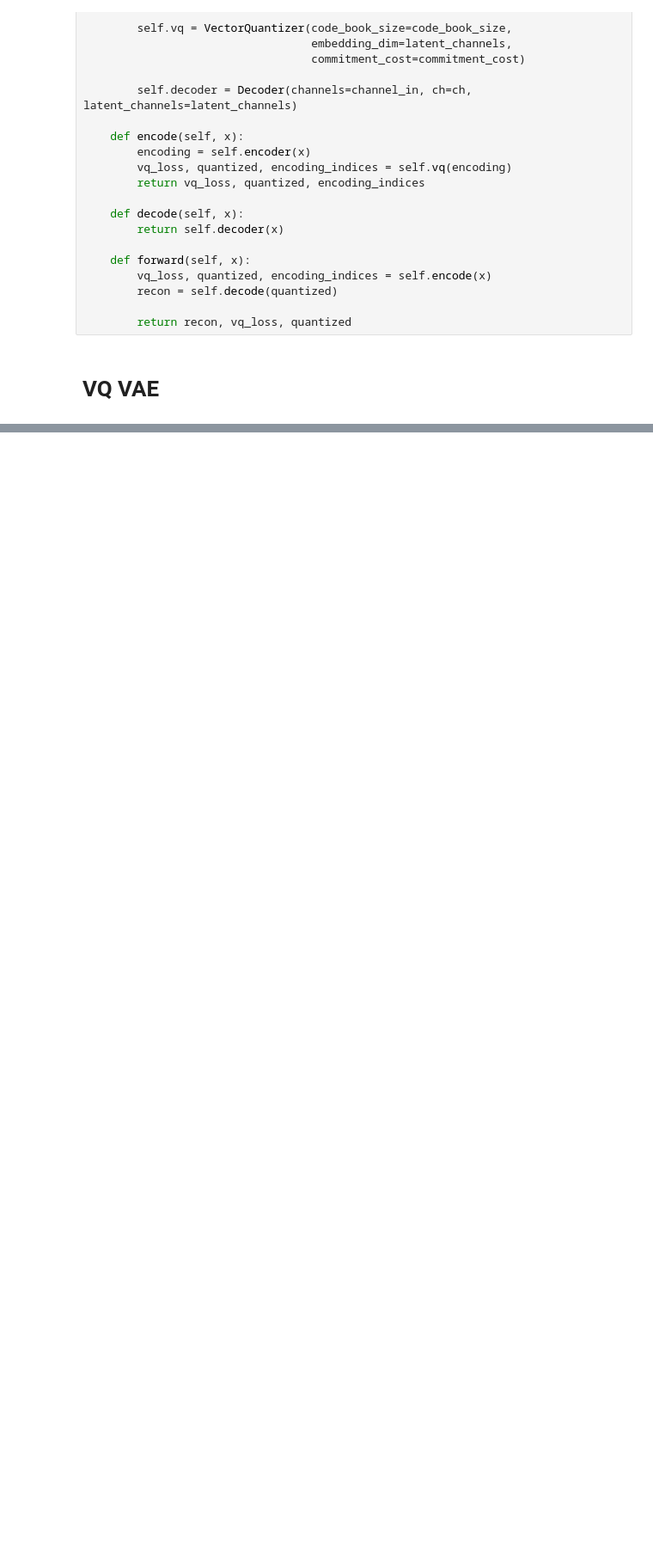
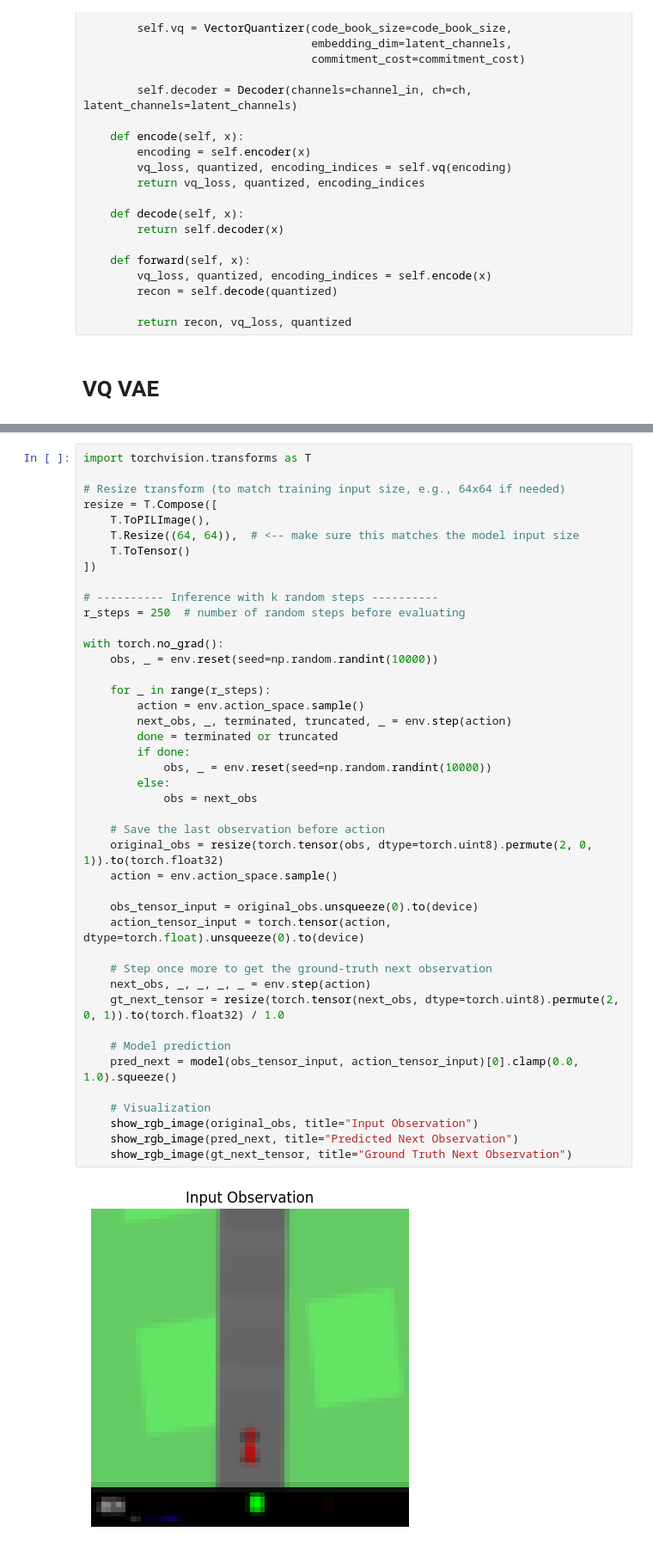
Before and after one commit to MaximeSzymanski/ModelBasedRepresentationLearning, a Jupyter notebook: world_reward_car_racing.ipynb, the cells around one changed output, grey strips where cells are left out. Shown: that part at 86% size. Drawn from its saved outputs; the diff is of its cells as text; blank space fills up the shorter version.

```diff
--- a/world_reward_car_racing.ipynb
+++ b/world_reward_car_racing.ipynb
@@ -709,0 +724,45 @@ with torch.no_grad():
+# %%
+import torchvision.transforms as T
+
+# Resize transform (to match training input size, e.g., 64x64 if needed)
+resize = T.Compose([
+    T.ToPILImage(),
+    T.Resize((64, 64)),  # <-- make sure this matches the model input size
+    T.ToTensor()
+])
+
+# ---------- Inference with k random steps ----------
+r_steps = 250  # number of random steps before evaluating
+
+with torch.no_grad():
+    obs, _ = env.reset(seed=np.random.randint(10000))
+
+    for _ in range(r_steps):
+        action = env.action_space.sample()
+        next_obs, _, terminated, truncated, _ = env.step(action)
+        done = terminated or truncated
+        if done:
+            obs, _ = env.reset(seed=np.random.randint(10000))
+        else:
+            obs = next_obs
+
+    # Save the last observation before action
+    original_obs = resize(torch.tensor(obs, dtype=torch.uint8).permute(2, 0, 1)).to(torch.float32)
+    action = env.action_space.sample()
+
+    obs_tensor_input = original_obs.unsqueeze(0).to(device)
+    action_tensor_input = torch.tensor(action, dtype=torch.float).unsqueeze(0).to(device)
+
+    # Step once more to get the ground-truth next observation
+    next_obs, _, _, _, _ = env.step(action)
+    gt_next_tensor = resize(torch.tensor(next_obs, dtype=torch.uint8).permute(2, 0, 1)).to(torch.float32) / 1.0
+
+    # Model prediction
+    pred_next = model(obs_tensor_input, action_tensor_input)[0].clamp(0.0, 1.0).squeeze()
+
+    # Visualization
+    show_rgb_image(original_obs, title="Input Observation")
+    show_rgb_image(pred_next, title="Predicted Next Observation")
+    show_rgb_image(gt_next_tensor, title="Ground Truth Next Observation")
+# %% [output]
+[figure, added]
```
Also changed, not shown: parts of 5 cells of this notebook.
